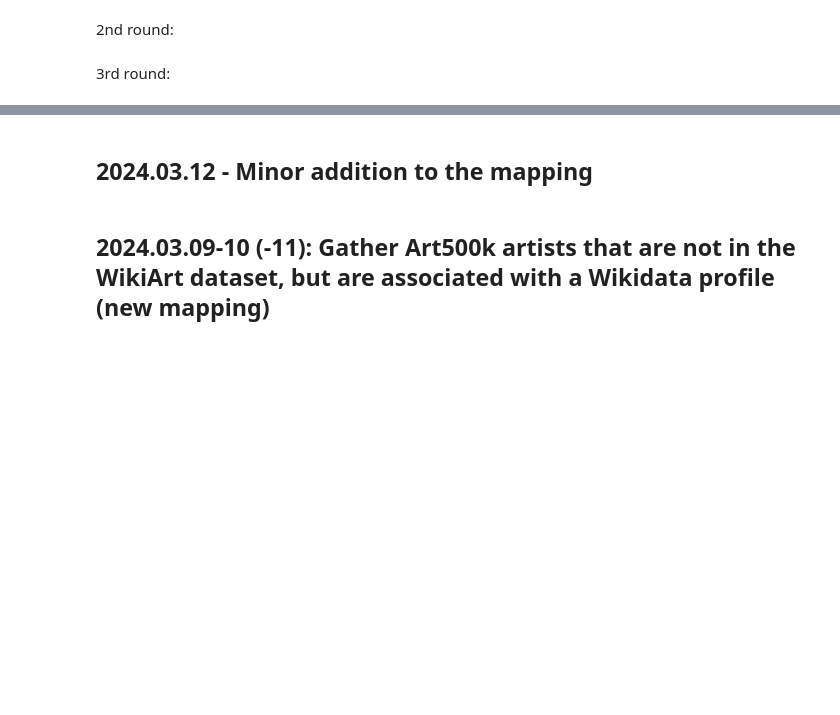
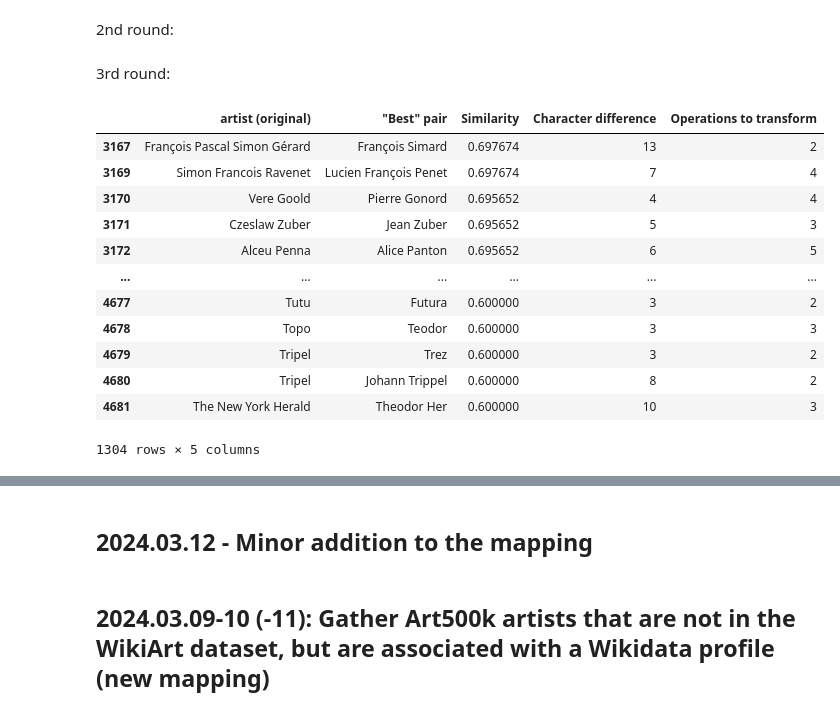
Before and after one commit to me9hanics/PainterPalette, a Jupyter notebook: datasets_notebook.ipynb, the cells around one changed output, grey strips where cells are left out. Drawn from its saved outputs; the diff is of its cells as text; code cells hidden in the pictures; blank space fills up the shorter version.

```diff
--- a/datasets_notebook.ipynb
+++ b/datasets_notebook.ipynb
@@ -291,3 +291,19 @@ no_matches_df, matches_df = move_instances_from_A_to_B_by_index(no_matches_df, m
 no_matches_df, matches_df = move_instances_from_A_to_B_by_index(no_matches_df, matches_df)
 # %% [markdown]
 3rd round:
+# %%
+yet_to_check_df[(yet_to_check_df['Similarity'] < 0.7)& (yet_to_check_df['Similarity'] > 0.599 ) & (yet_to_check_df['Character difference'] > 1 ) ]
+# %% [output]
+|  | artist (original) | "Best" pair | Similarity | Character difference | Operations to transform |
+| 3167 | François Pascal Simon Gérard | François Simard | 0.697674 | 13 | 2 |
+| 3169 | Simon Francois Ravenet | Lucien François Penet | 0.697674 | 7 | 4 |
+| 3170 | Vere Goold | Pierre Gonord | 0.695652 | 4 | 4 |
+| 3171 | Czeslaw Zuber | Jean Zuber | 0.695652 | 5 | 3 |
+| 3172 | Alceu Penna | Alice Panton | 0.695652 | 6 | 5 |
+| ... | ... | ... | ... | ... | ... |
+| 4677 | Tutu | Futura | 0.600000 | 3 | 2 |
+| 4678 | Topo | Teodor | 0.600000 | 3 | 3 |
+| 4679 | Tripel | Trez | 0.600000 | 3 | 2 |
+| 4680 | Tripel | Johann Trippel | 0.600000 | 8 | 2 |
+| 4681 | The New York Herald | Theodor Her | 0.600000 | 10 | 3 |
+1304 rows × 5 columns
```
Also changed, not shown: parts of 7 cells of this notebook.
